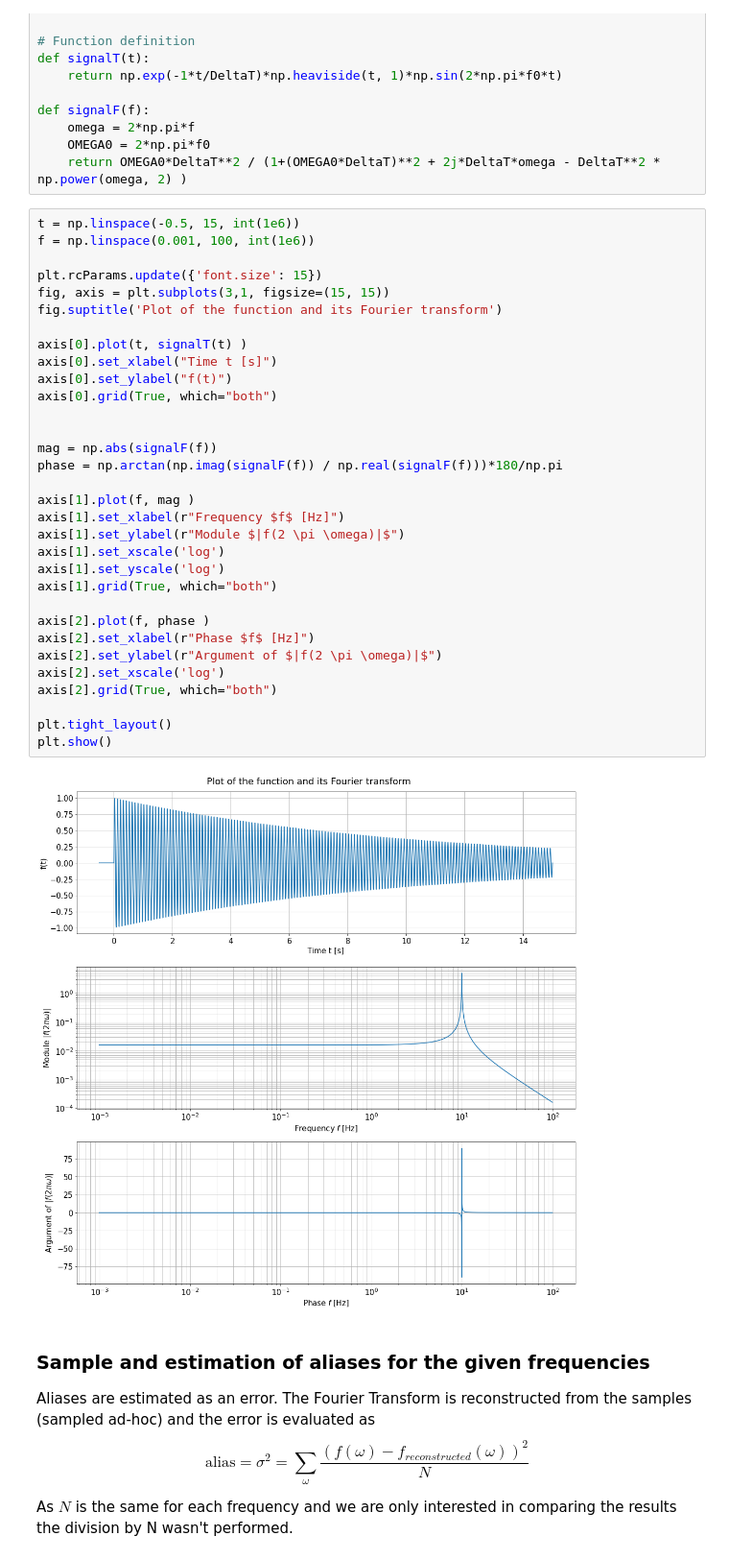
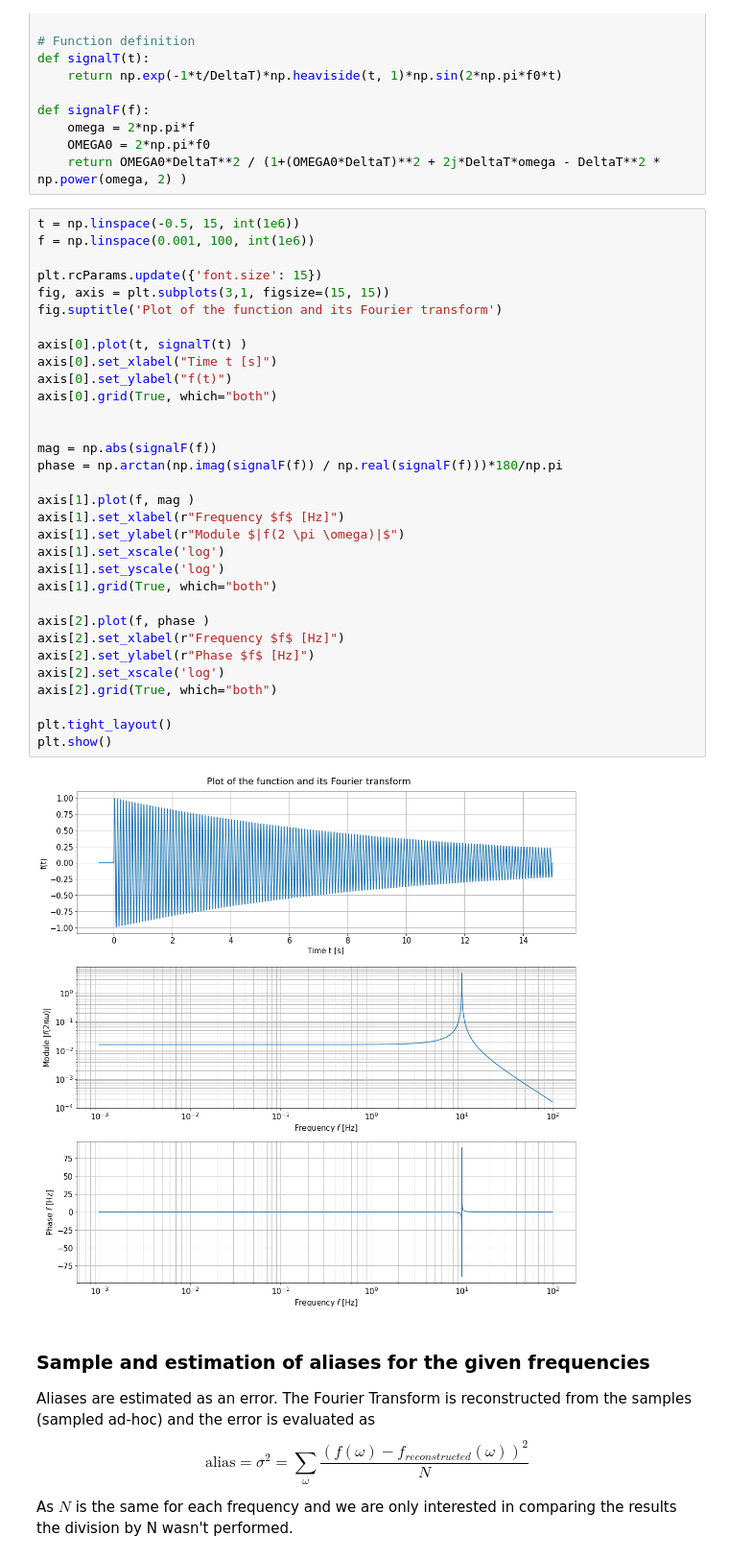
Before and after one commit to NerusSkyhigh/experimenta_methods, a Jupyter notebook: Exercise 01 - Sampling Theorem/Exercise 01 - Sampling Theorem.ipynb, the cells around one changed output. Shown at 96% size. Drawn from its saved outputs; the diff is of its cells as text.

Commit message:
fix a typo in the graph labelling code

```diff
--- a/Exercise 01 - Sampling Theorem/Exercise 01 - Sampling Theorem.ipynb
+++ b/Exercise 01 - Sampling Theorem/Exercise 01 - Sampling Theorem.ipynb
@@ -36,36 +36,36 @@ def signalF(f):
 t = np.linspace(-0.5, 15, int(1e6))
 f = np.linspace(0.001, 100, int(1e6))
 
 plt.rcParams.update({'font.size': 15})
 fig, axis = plt.subplots(3,1, figsize=(15, 15))
 fig.suptitle('Plot of the function and its Fourier transform')
 
 axis[0].plot(t, signalT(t) )
 axis[0].set_xlabel("Time t [s]")
 axis[0].set_ylabel("f(t)")
 axis[0].grid(True, which="both")
 
 
 mag = np.abs(signalF(f))
 phase = np.arctan(np.imag(signalF(f)) / np.real(signalF(f)))*180/np.pi
 
 axis[1].plot(f, mag )
 axis[1].set_xlabel(r"Frequency $f$ [Hz]")
 axis[1].set_ylabel(r"Module $|f(2 \pi \omega)|$")
 axis[1].set_xscale('log')
 axis[1].set_yscale('log')
 axis[1].grid(True, which="both")
 
 axis[2].plot(f, phase )
-axis[2].set_xlabel(r"Phase $f$ [Hz]")
-axis[2].set_ylabel(r"Argument of $|f(2 \pi \omega)|$")
+axis[2].set_xlabel(r"Frequency $f$ [Hz]")
+axis[2].set_ylabel(r"Phase $f$ [Hz]")
 axis[2].set_xscale('log')
 axis[2].grid(True, which="both")
 
 plt.tight_layout()
 plt.show()
 # %% [output]
-[figure, old version]
+[figure, new version]
 # %% [markdown]
 ### Sample and estimation of aliases for the given frequencies
 
```
